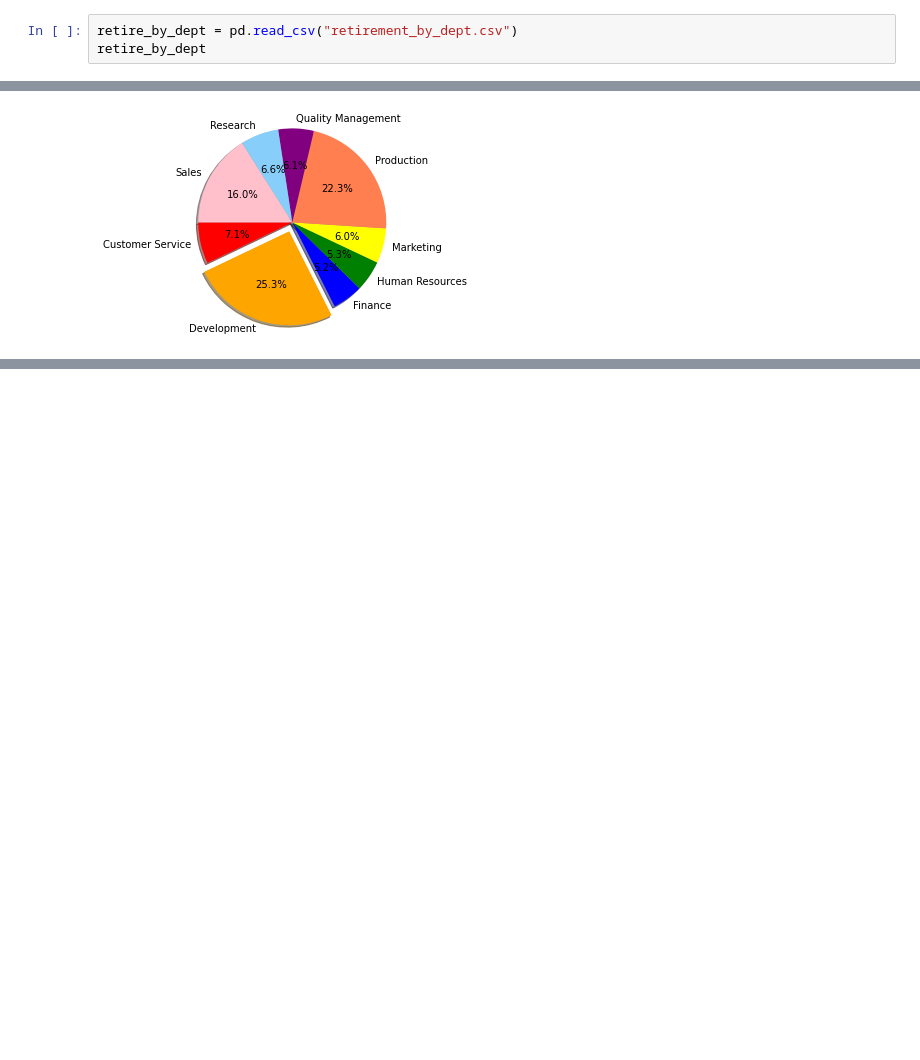
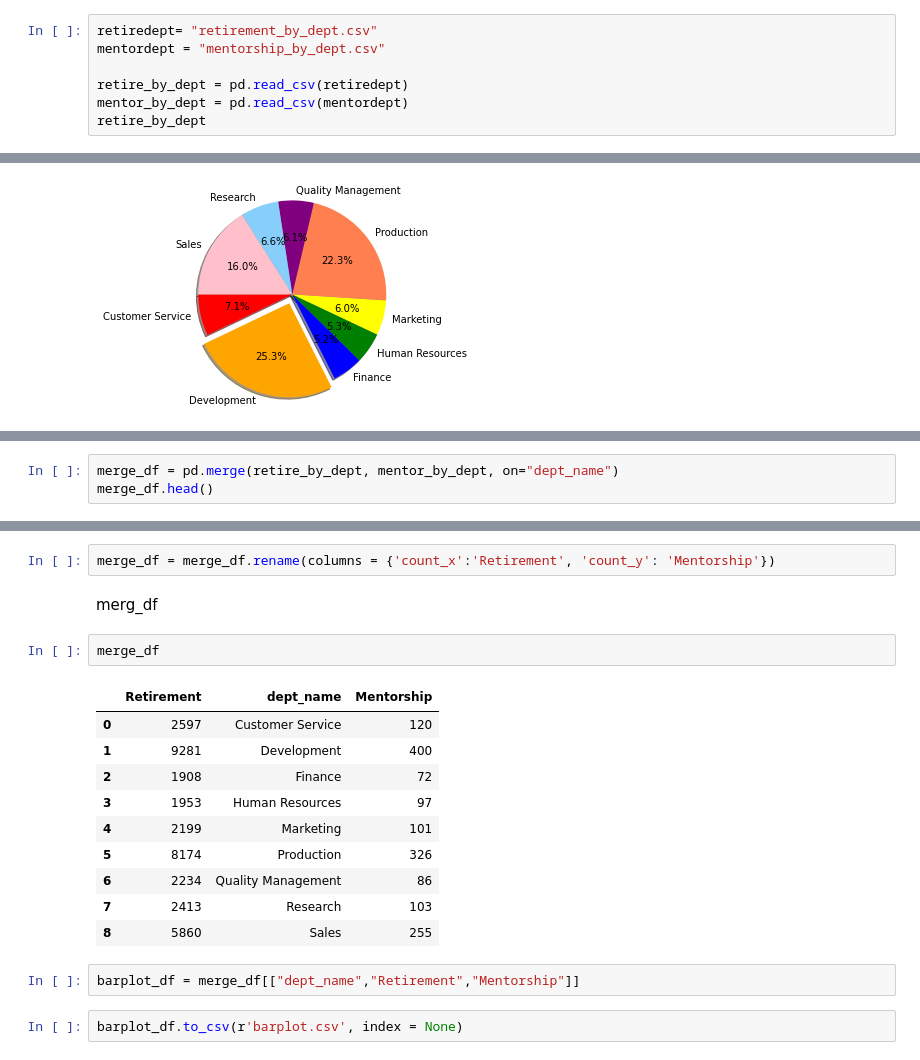
Before and after one commit to Cthompsonlbi/Pewlett-Hackard-Analysis-practice, a Jupyter notebook: Analysis Projects Folder/Pewlett-Hackard-Analysis Folder/data/PHVisuals.ipynb, the cells around one changed output, grey strips where cells are left out. Saved outputs shown, nothing was run; the diff lists cells and outputs as text; blank space fills up the shorter version.

```diff
--- a/Analysis Projects Folder/Pewlett-Hackard-Analysis Folder/data/PHVisuals.ipynb
+++ b/Analysis Projects Folder/Pewlett-Hackard-Analysis Folder/data/PHVisuals.ipynb
@@ -6,7 +6,11 @@ import matplotlib.pyplot as plt
 import numpy as np
 import pandas as pd
 # %%
-retire_by_dept = pd.read_csv("retirement_by_dept.csv")
+retiredept= "retirement_by_dept.csv"
+mentordept = "mentorship_by_dept.csv"
+
+retire_by_dept = pd.read_csv(retiredept)
+mentor_by_dept = pd.read_csv(mentordept)
 retire_by_dept
 # %% [output]
 |  | count | dept_name |
@@ -56,0 +55,3 @@ TypeError: list indices must be integers or slices, not str
+# %%
+merge_df = pd.merge(retire_by_dept, mentor_by_dept, on="dept_name")
+merge_df.head()
@@ -56,0 +65,21 @@ TypeError: list indices must be integers or slices, not str
+# %%
+merge_df = merge_df.rename(columns = {'count_x':'Retirement', 'count_y': 'Mentorship'})
+# %% [markdown]
+merg_df
+# %%
+merge_df
+# %% [output]
+|  | Retirement | dept_name | Mentorship |
+| 0 | 2597 | Customer Service | 120 |
+| 1 | 9281 | Development | 400 |
+| 2 | 1908 | Finance | 72 |
+| 3 | 1953 | Human Resources | 97 |
+| 4 | 2199 | Marketing | 101 |
+| 5 | 8174 | Production | 326 |
+| 6 | 2234 | Quality Management | 86 |
+| 7 | 2413 | Research | 103 |
+| 8 | 5860 | Sales | 255 |
+# %%
+barplot_df = merge_df[["dept_name","Retirement","Mentorship"]]
+# %%
+barplot_df.to_csv(r'barplot.csv', index = None)
```
Also changed, not shown: parts of 10 cells of this notebook, 5 other files.
